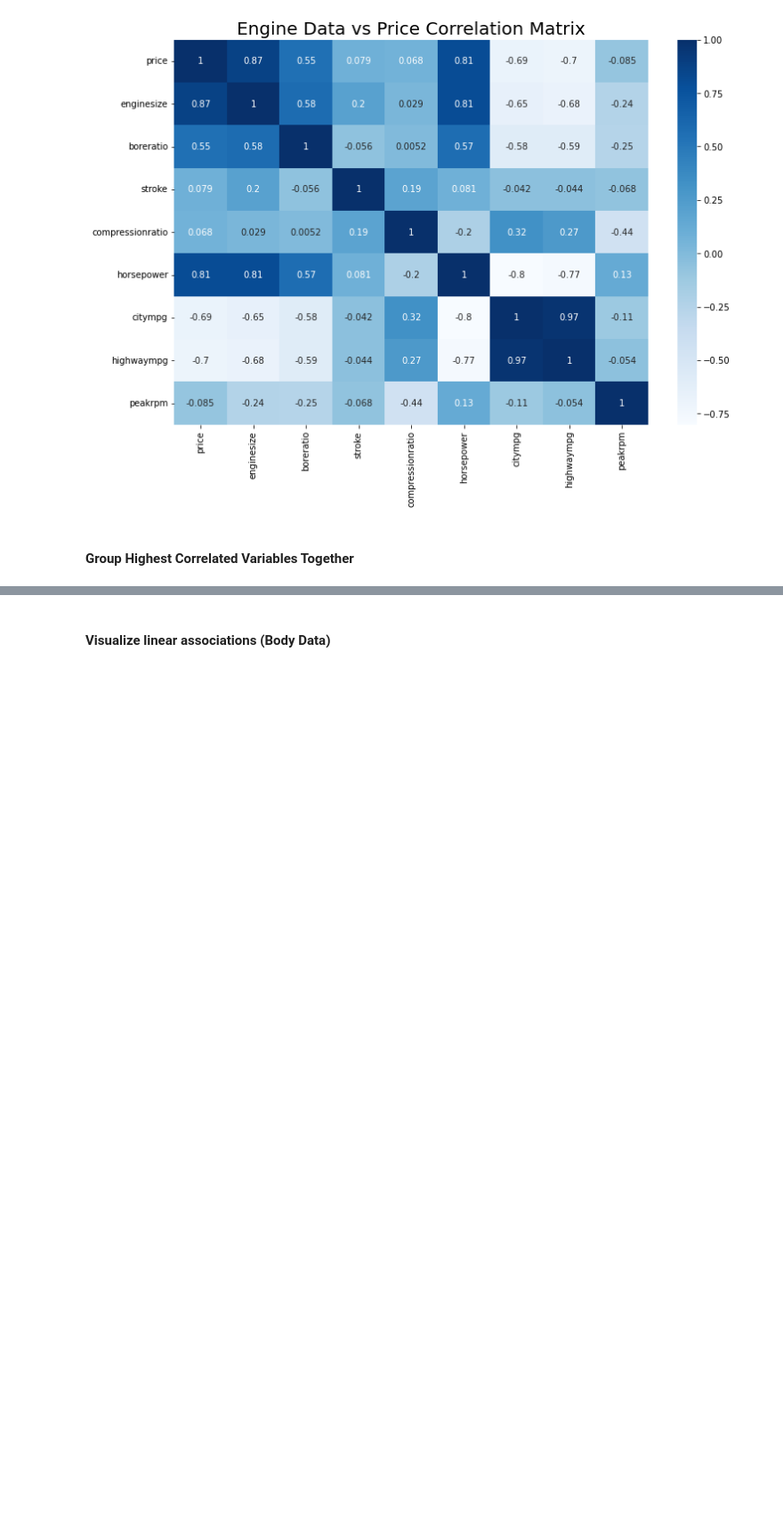
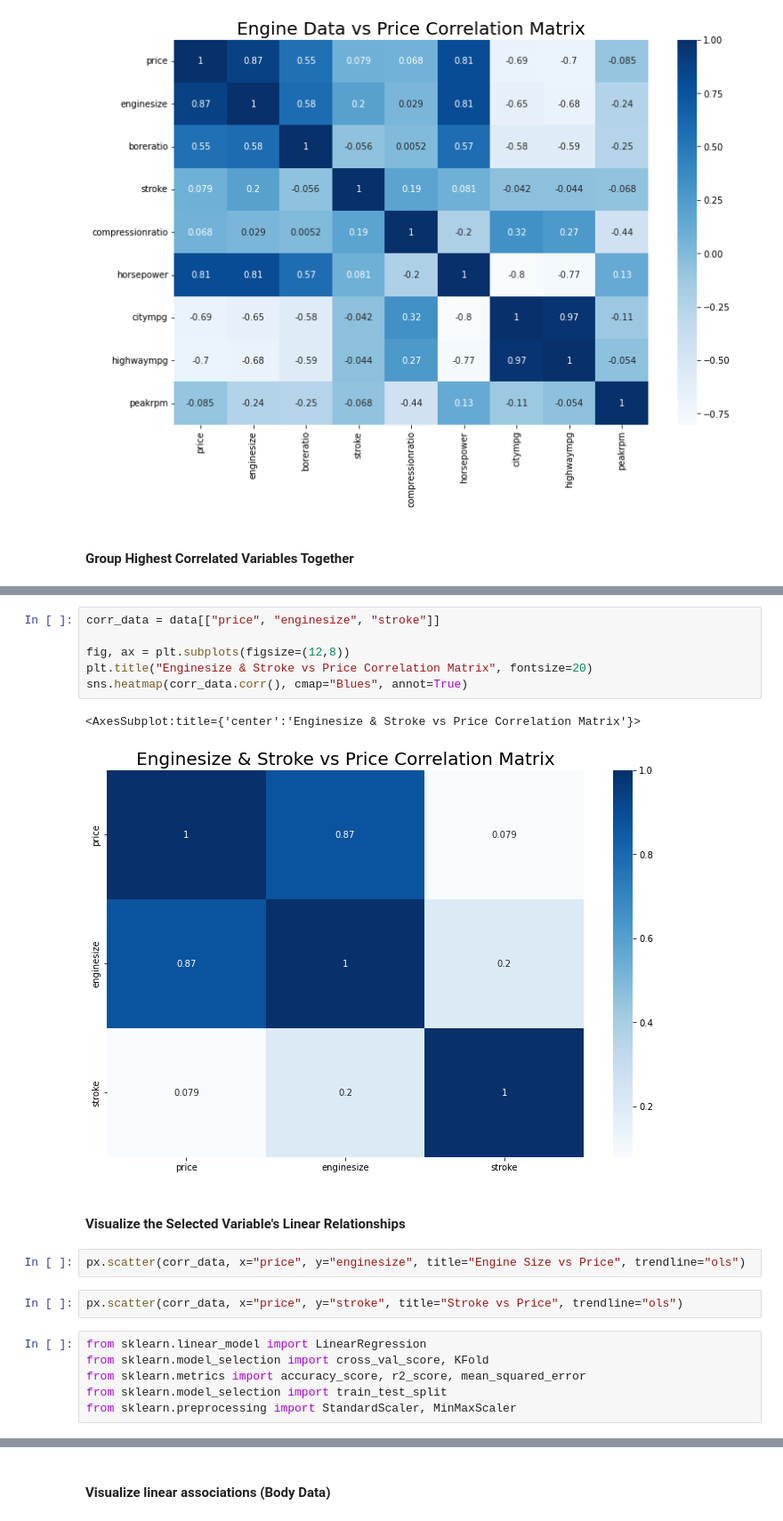
Before and after one commit to ShaneJett-DS/car_price_prediction, a Jupyter notebook: car_prediction.ipynb, the cells around one changed output, grey strips where cells are left out. Shown: that part at 89% size. Drawn from its saved outputs; the diff is of its cells as text; blank space fills up the shorter version.

```diff
--- a/car_prediction.ipynb
+++ b/car_prediction.ipynb
@@ -173,0 +160,21 @@ corr_data = data[["Price", "carwidth", "curbweight", ""]]
+# %%
+corr_data = data[["price", "enginesize", "stroke"]]
+
+fig, ax = plt.subplots(figsize=(12,8))
+plt.title("Enginesize & Stroke vs Price Correlation Matrix", fontsize=20)
+sns.heatmap(corr_data.corr(), cmap="Blues", annot=True)
+# %% [output]
+<AxesSubplot:title={'center':'Enginesize & Stroke vs Price Correlation Matrix'}>
+[figure, added]
+# %% [markdown]
+#### Visualize the Selected Variable's Linear Relationships
+# %%
+px.scatter(corr_data, x="price", y="enginesize", title="Engine Size vs Price", trendline="ols")
+# %%
+px.scatter(corr_data, x="price", y="stroke", title="Stroke vs Price", trendline="ols")
+# %%
+from sklearn.linear_model import LinearRegression
+from sklearn.model_selection import cross_val_score, KFold
+from sklearn.metrics import accuracy_score, r2_score, mean_squared_error
+from sklearn.model_selection import train_test_split
+from sklearn.preprocessing import StandardScaler, MinMaxScaler
```
Also changed, not shown: parts of 5 cells of this notebook.
